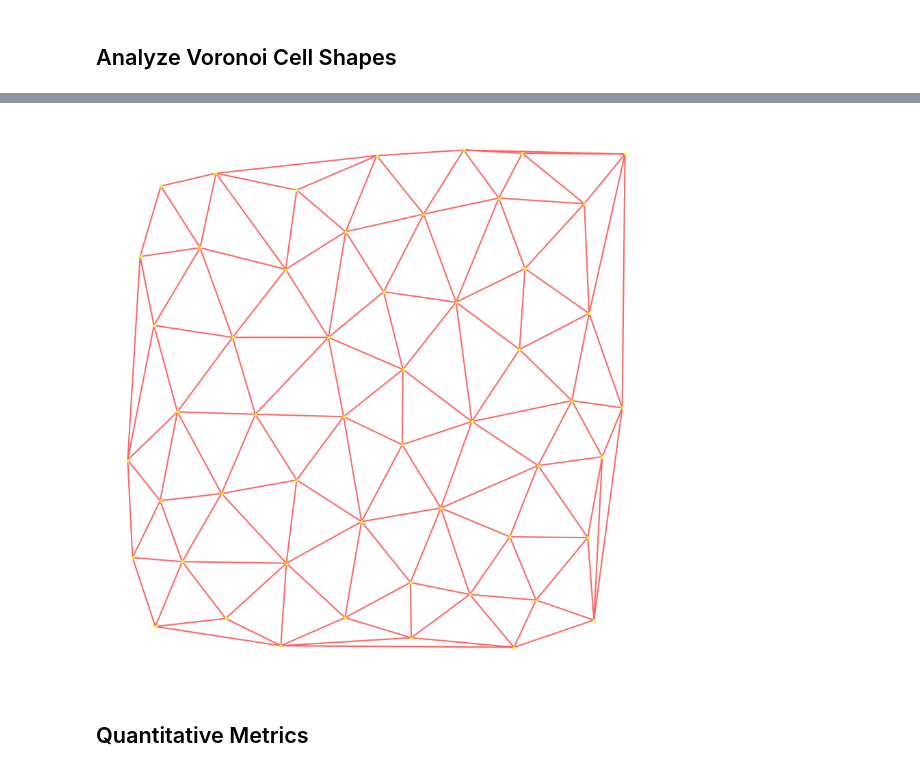
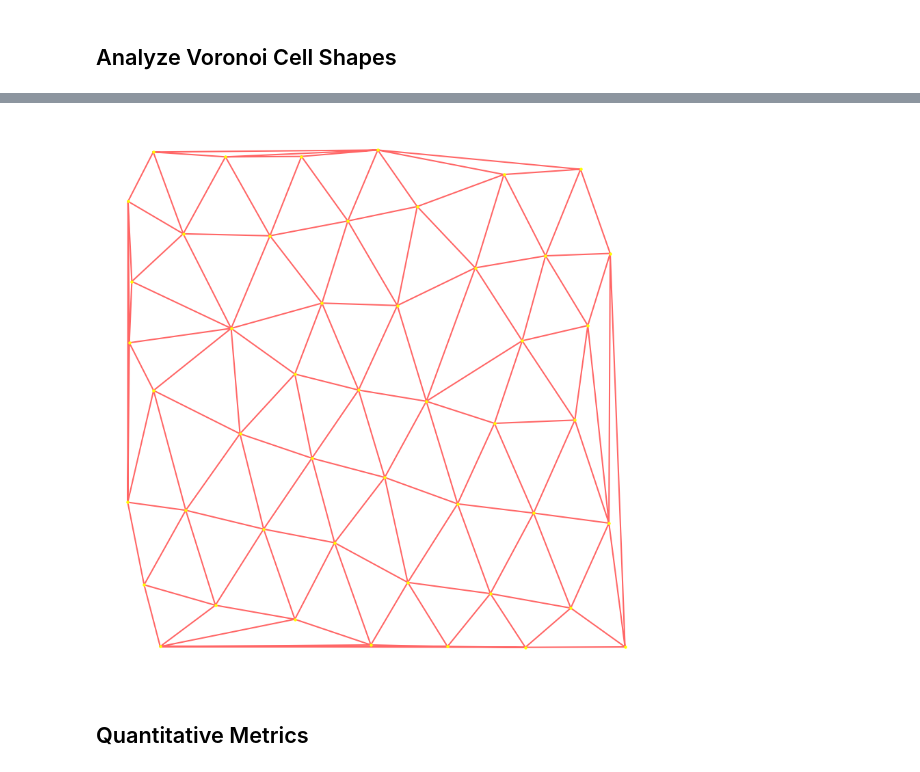
Before and after one commit to lemontang3/Python_Physics, a Jupyter notebook: Voronoi_Analysis.ipynb, the cells around one changed output, grey strips where cells are left out. Saved outputs shown, nothing was run; the diff lists cells and outputs as text; code cells hidden in the pictures.

```diff
--- a/Voronoi_Analysis.ipynb
+++ b/Voronoi_Analysis.ipynb
@@ -562,44 +562,34 @@ plt.show()
 # %%
 import cv2
 import numpy as np
 from scipy.spatial import Delaunay
 import matplotlib.pyplot as plt
 
 # Load SEM Image
 # Preprocess Image (assuming previous steps are done and centroids are detected)
 # This part assumes that centroids are already identified, e.g., using contours or other method
 
 # Example centroid array (replace with actual centroids)
 # centroids = np.array([[100, 150], [200, 250], [300, 350], ...])
 
 # Compute Delaunay Triangulation (corrected to use centroids as (x, y))
-centroids =   np.array([
-    [722, 625], [573, 626], [488, 630], [362, 623], [129, 601], [246, 580],
-    [49, 585], [539, 570], [663, 563], [430, 550], [317, 528], [19, 497],
-    [106, 508], [577, 482], [230, 481], [372, 453], [477, 440], [39, 411],
-    [670, 426], [292, 396], [153, 396], [569, 381], [400, 356], [645, 317],
-    [718, 308], [186, 300], [314, 297], [73, 303], [500, 291], [399, 262],
-    [1, 243], [689, 247], [596, 236], [48, 192], [246, 218], [137, 201],
-    [455, 183], [340, 166], [555, 147], [668, 146], [8, 121], [80, 116],
-    [231, 114], [411, 90], [593, 68], [497, 75], [143, 45], [677, 43],
-    [561, 9], [412, 21], [316, 46], [223, 11], [41, 35]
-])
+centroids =   np.array(centroids)
 
 
 tri = Delaunay(centroids)
 
 # Plotting the Image with Delaunay Triangulation
 fig, ax = plt.subplots(figsize=(8, 8))
 ax.triplot(centroids[:, 0], centroids[:, 1], tri.simplices, color='red', alpha=0.6)
 ax.set_axis_off()
 
 plt.scatter(centroids[:, 0], centroids[:, 1], c='yellow', s=5)
 plt.subplots_adjust(left=0, right=1, top=1, bottom=0)
 plt.tight_layout(pad=0)
 
 plt.show()
 # %% [output]
-[figure, old version]
+[figure, new version]
 # %% [markdown]
 ## Quantitative Metrics
 # %%
```
Also changed, not shown: parts of 2 cells of this notebook.
